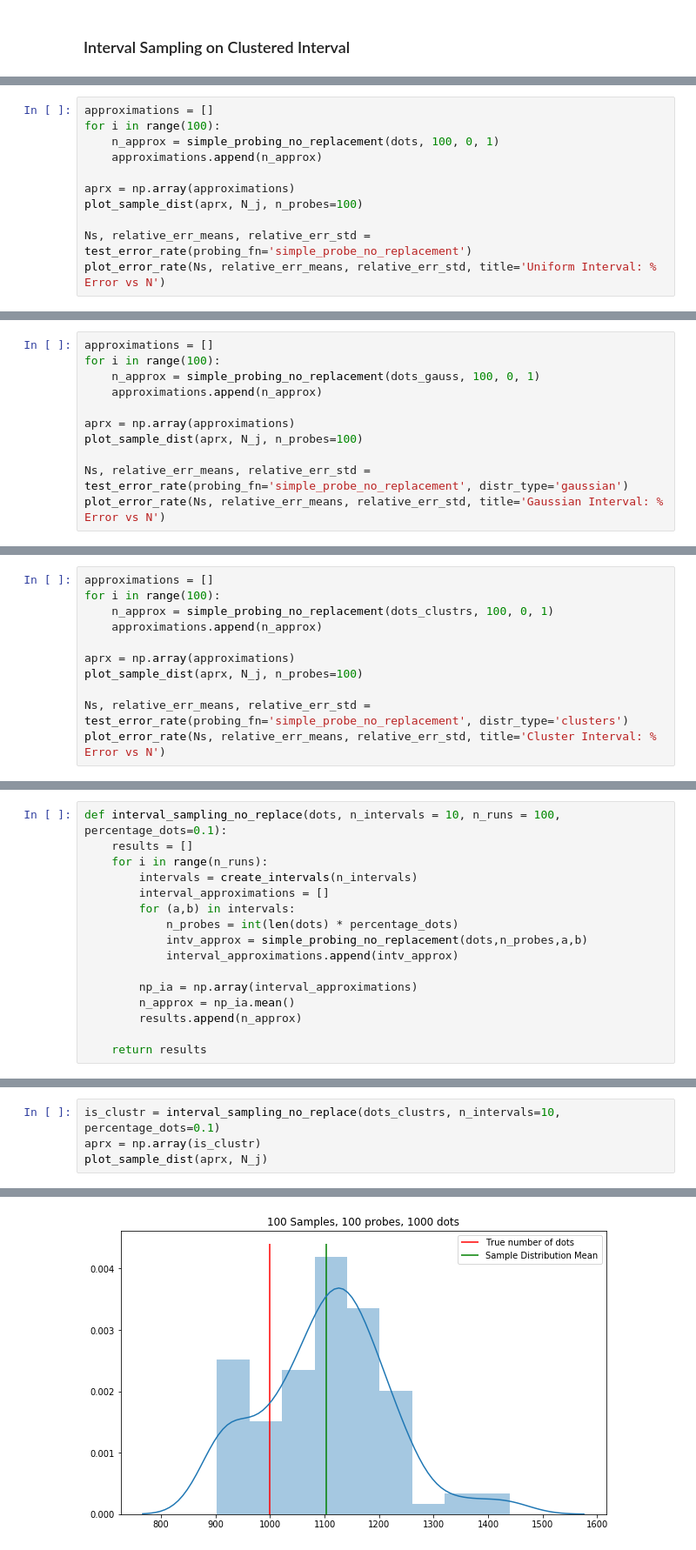
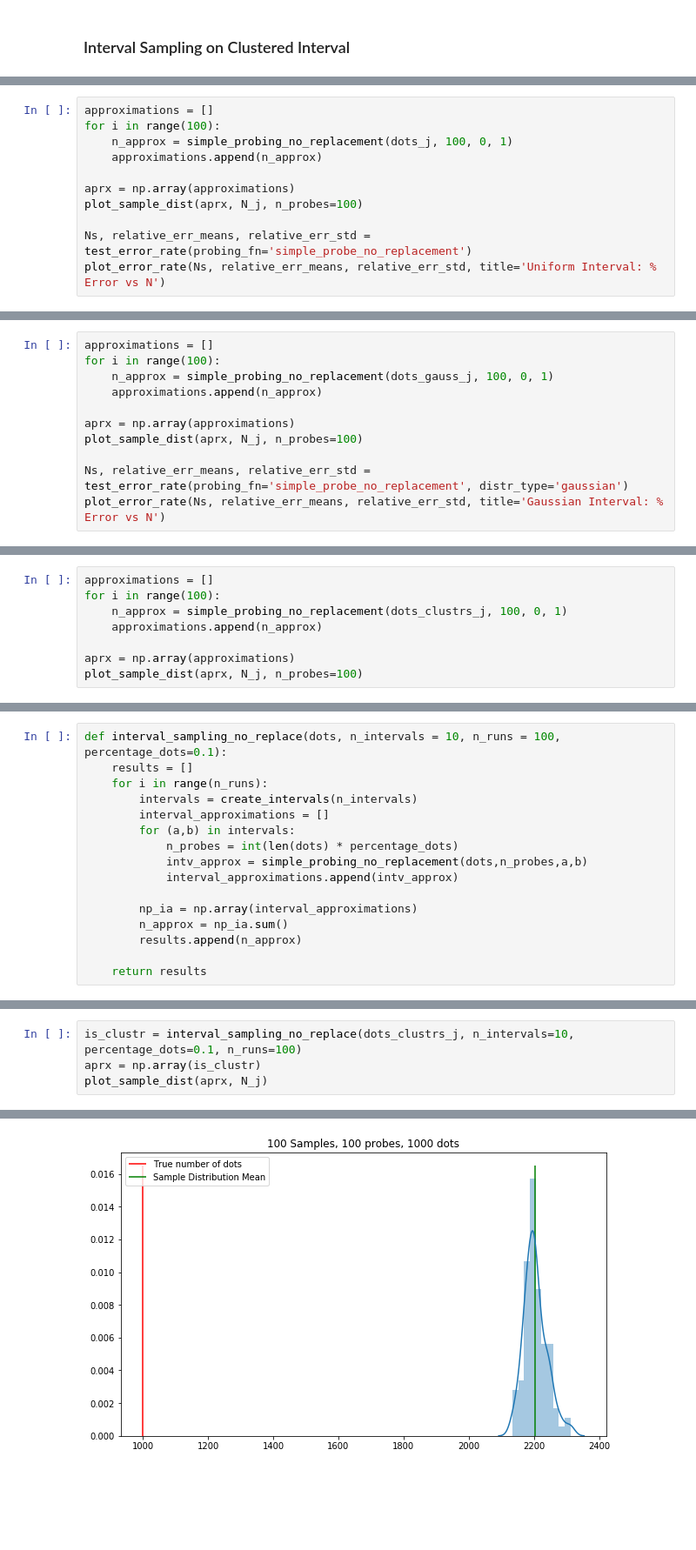
Before and after one commit to sebastiandro/probing-density, a Jupyter notebook: Probing Density.ipynb, the cells around one changed output, grey strips where cells are left out. Shown: that part at 87% size. Cells and saved outputs as stored; diff of their text form; blank space fills up the shorter version.

```diff
--- a/Probing Density.ipynb
+++ b/Probing Density.ipynb
@@ -456,7 +472,7 @@ dots_clustrs = generate_clustrs(N_j, d_j)
 # %%
 approximations = []
 for i in range(100):
-    n_approx = simple_probing_no_replacement(dots, 100, 0, 1)
+    n_approx = simple_probing_no_replacement(dots_j, 100, 0, 1)
     approximations.append(n_approx)
 
 aprx = np.array(approximations)
@@ -489,7 +505,7 @@ The error deviates with: 0.6835 %
 # %%
 approximations = []
 for i in range(100):
-    n_approx = simple_probing_no_replacement(dots_gauss, 100, 0, 1)
+    n_approx = simple_probing_no_replacement(dots_gauss_j, 100, 0, 1)
     approximations.append(n_approx)
 
 aprx = np.array(approximations)
@@ -522,12 +538,9 @@ The error deviates with: 10.0140 %
 # %%
 approximations = []
 for i in range(100):
-    n_approx = simple_probing_no_replacement(dots_clustrs, 100, 0, 1)
+    n_approx = simple_probing_no_replacement(dots_clustrs_j, 100, 0, 1)
     approximations.append(n_approx)
 
 aprx = np.array(approximations)
 plot_sample_dist(aprx, N_j, n_probes=100)
-
-Ns, relative_err_means, relative_err_std = test_error_rate(probing_fn='simple_probe_no_replacement', distr_type='clusters')
-plot_error_rate(Ns, relative_err_means, relative_err_std, title='Cluster Interval: % Error vs N')
 # %% [output]
@@ -638,7 +559,7 @@ def interval_sampling_no_replace(dots, n_intervals = 10, n_runs = 100, percentag
             interval_approximations.append(intv_approx)
 
         np_ia = np.array(interval_approximations)
-        n_approx = np_ia.mean()
+        n_approx = np_ia.sum()
         results.append(n_approx)
 
     return results
@@ -661,5 +582,5 @@ Sample Distribution STD: 190.83
 # %%
-is_clustr = interval_sampling_no_replace(dots_clustrs, n_intervals=10, percentage_dots=0.1)
+is_clustr = interval_sampling_no_replace(dots_clustrs_j, n_intervals=10, percentage_dots=0.1, n_runs=100)
 aprx = np.array(is_clustr)
 plot_sample_dist(aprx, N_j)
 # %% [output]
@@ -668 +589 @@ Sample Distribution STD: 114.20
-[figure, old version]
+[figure, new version]
```
Also changed, not shown: parts of 39 cells of this notebook.
